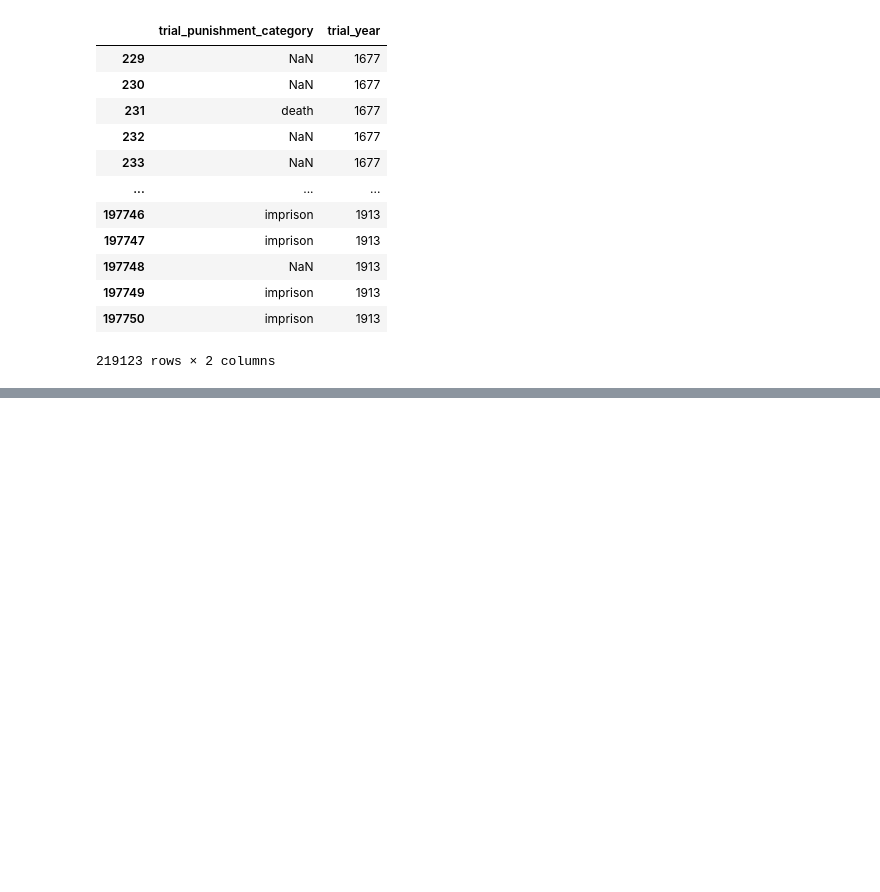
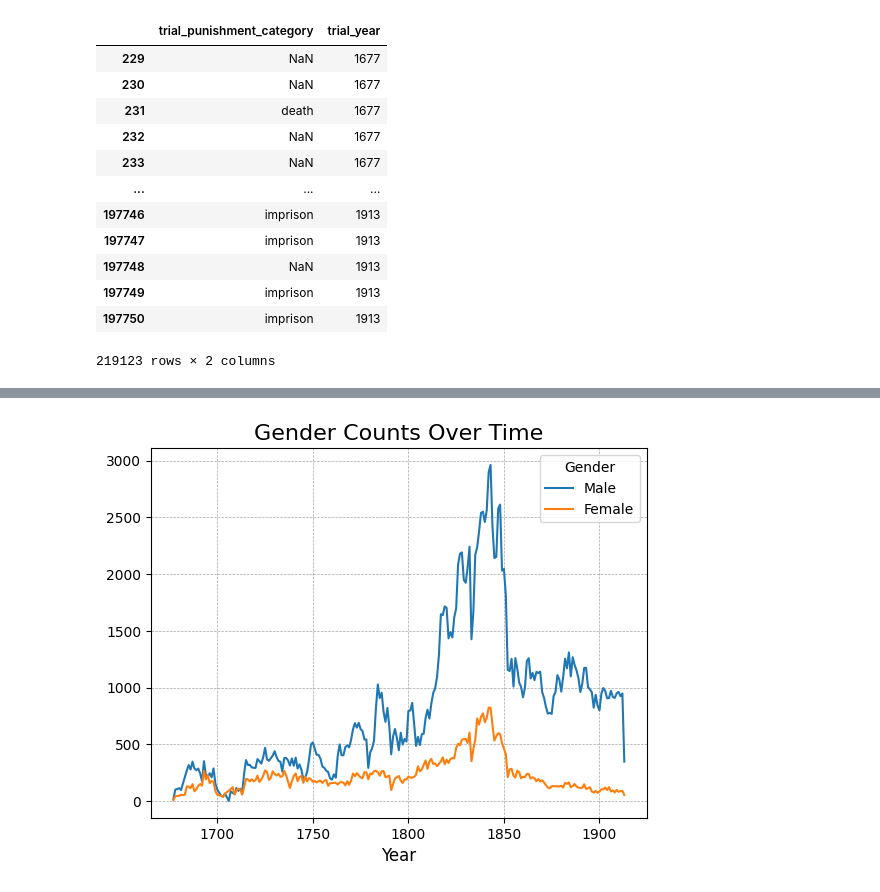
Before and after one commit to isabelabuzzo/Old-Bailey-Trails-Analysis, a Jupyter notebook: 1_Intro.ipynb, the cells around one changed output, grey strips where cells are left out. Cells and saved outputs as stored; diff of their text form; code cells hidden in the pictures; blank space fills up the shorter version.

```diff
--- a/1_Intro.ipynb
+++ b/1_Intro.ipynb
@@ -651,0 +693,6 @@ df_time_punish
+# %%
+df_gender_time = df_wnan_timestamp[['trial_defendant_gender', 'trial_year']][df_wnan_timestamp.trial_year != np.nan]
+df_gender_time = df_gender_time.explode('trial_defendant_gender')
+df_gender_time = df_gender_time[~df_gender_time.isin(['indeterminate'])]
+df_gender_time_plot = df_gender_time[['trial_defendant_gender', 'trial_year']].value_counts()
+df_gender_time_plot
@@ -651,0 +713,16 @@ df_time_punish
+# %%
+df_gender_time_plot['male'].sort_index().plot(
+                    kind='line',
+                    label='Male',)
+
+df_gender_time_plot['female'].sort_index().plot(
+                    kind='line',
+                    label='Female')
+plt.legend(title='Gender')
+
+plt.title('Gender Counts Over Time', fontsize=16)
+plt.grid(color='gray', linestyle='--', linewidth=0.5, alpha=0.7)
+plt.xlabel('Year', fontsize=12)
+plt.show()
+# %% [output]
+[figure, added]
```
Also changed, not shown: parts of 12 cells of this notebook.
